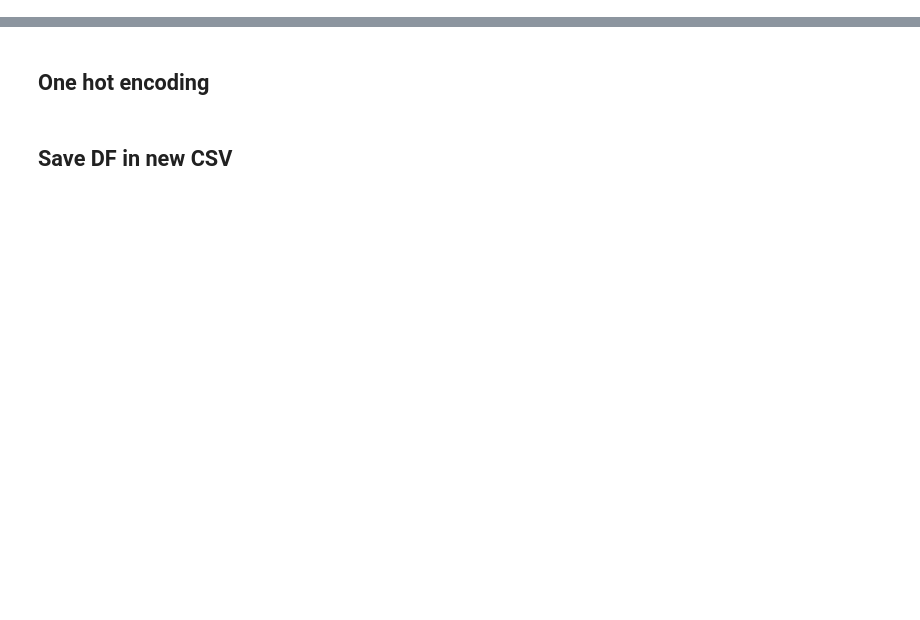
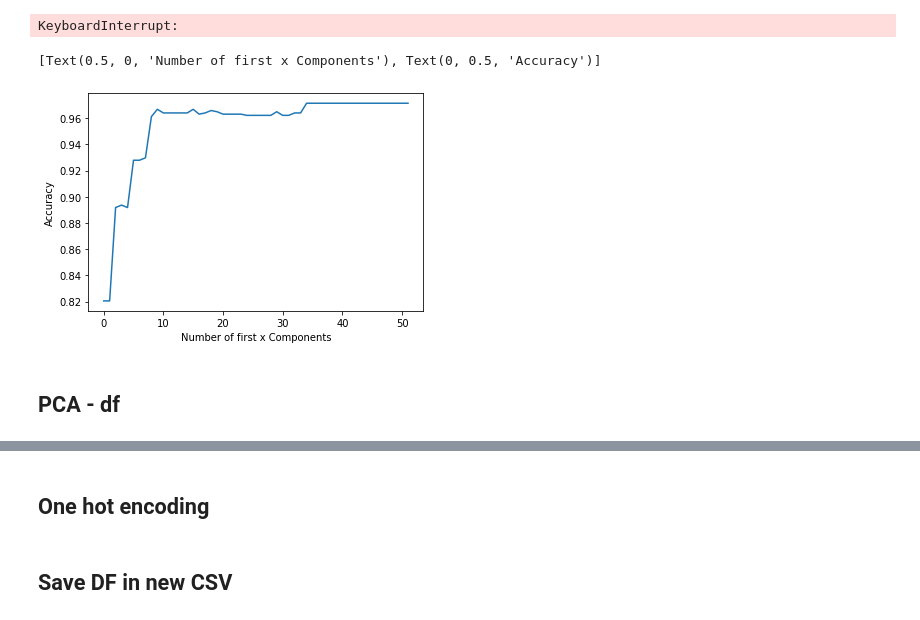
Before and after one commit to Irish-77/ddos-dompteure, a Jupyter notebook: data_preparation.ipynb, the cells around one changed output, grey strips where cells are left out. Cells and saved outputs as stored; diff of their text form; code cells hidden in the pictures; blank space fills up the shorter version.

```diff
--- a/data_preparation.ipynb
+++ b/data_preparation.ipynb
@@ -5,7 +5,7 @@ pd.set_option('display.max_rows', None)
 # %%
 import dask
 import dask.dataframe as dd
-df = dd.read_csv('cleaned_ds.csv')
+df = dd.read_csv('explored_ds.csv')
 # %%
 import numpy as np
 import seaborn as sns
@@ -15,6 +15,6 @@ import dask.array as da
 df_fast = df.sample(frac=0.001, random_state = 1).compute()
 # %%
 # Allocating columns
-category_vars = ["Label", "Protocol", "Fwd PSH Flags", "Bwd PSH Flags", "FIN Flag Cnt", "SYN Flag Cnt", "RST Flag Cnt", "PSH Flag Cnt", "ACK Flag Cnt", "URG Flag Cnt", "CWE Flag Count", "ECE Flag Cnt", "dst_port_transformed", "src_port_transformed"]
-object_vars = ['Dst IP', 'Flow ID', 'Src IP', 'Timestamp'] #df.select_dtypes(include=['object']).columns
+category_vars = ["Label", "Protocol","SYN Flag Cnt", "RST Flag Cnt", "PSH Flag Cnt", "ACK Flag Cnt", "CWE Flag Count", "ECE Flag Cnt", "dst_port_transformed", "src_port_transformed"]
+object_vars = ['Dst IP', 'Src IP'] #df.select_dtypes(include=['object']).columns
 continuous_vars = df.columns[~df.columns.isin(category_vars) & ~df.columns.isin(object_vars)]
@@ -21 +23,5 @@ continuous_vars = df.columns[~df.columns.isin(category_vars) & ~df.columns.isin(
+# %%
+from sklearn.preprocessing import StandardScaler
+
+x = StandardScaler().fit_transform(df_fast[continuous_vars].values)
 # %% [markdown]
@@ -22,0 +37,29 @@ continuous_vars = df.columns[~df.columns.isin(category_vars) & ~df.columns.isin(
+# %%
+scores = []
+pca = PCA(n_components="mle") #mle
+principalComponents = pca.fit_transform(x)
+
+# Create Column Names
+col_names = []
+for i in range(principalComponents.shape[1]):
+    col_names.append(f"PC-{i}")
+
+principalDf = pd.DataFrame(data = principalComponents, columns = col_names)
+finalDf = pd.concat([principalDf, df_fast[['Label']].reset_index()["Label"]], axis = 1)
+
+train, test, train_lbl, test_lbl = train_test_split(finalDf[col_names[:i+1]], finalDf[["Label"]].reset_index()["Label"], test_size=1/7.0, random_state=0)
+
+for i in range(finalDf.shape[1]):
+    logisticRegr = LogisticRegression(solver = 'lbfgs', max_iter=10)
+    logisticRegr.fit(train, train_lbl)
+    scores.append(logisticRegr.score(test, test_lbl))
+# %% [output]
+KeyboardInterrupt:
+# %%
+axes = sns.lineplot(data=scores)
+axes.set(xlabel = "Number of first x Components", ylabel = "Accuracy")
+# %% [output]
+[Text(0.5, 0, 'Number of first x Components'), Text(0, 0.5, 'Accuracy')]
+[figure, added]
+# %% [markdown]
+## PCA - df
```
Also changed, not shown: parts of 11 cells of this notebook, 2 other files.
